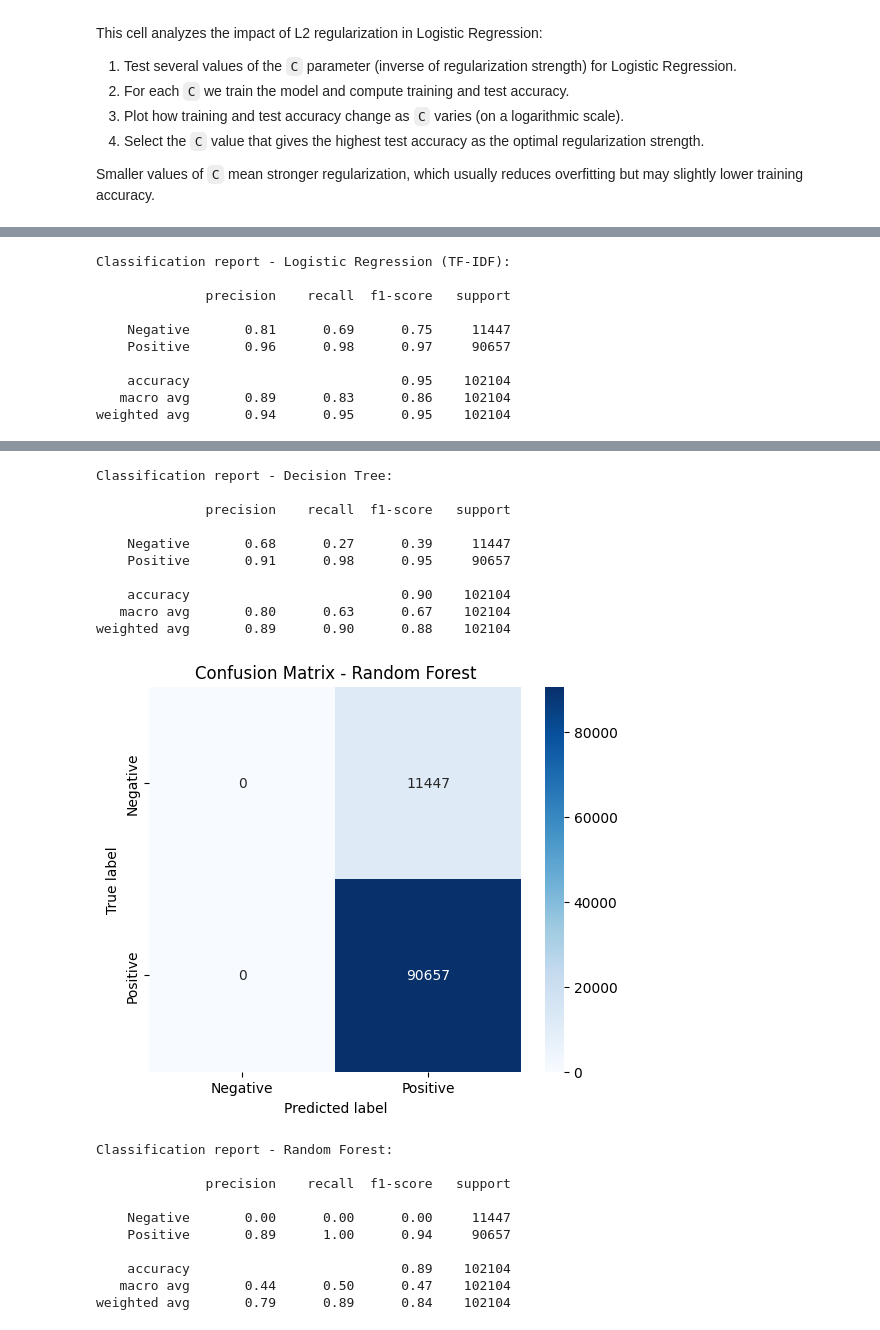
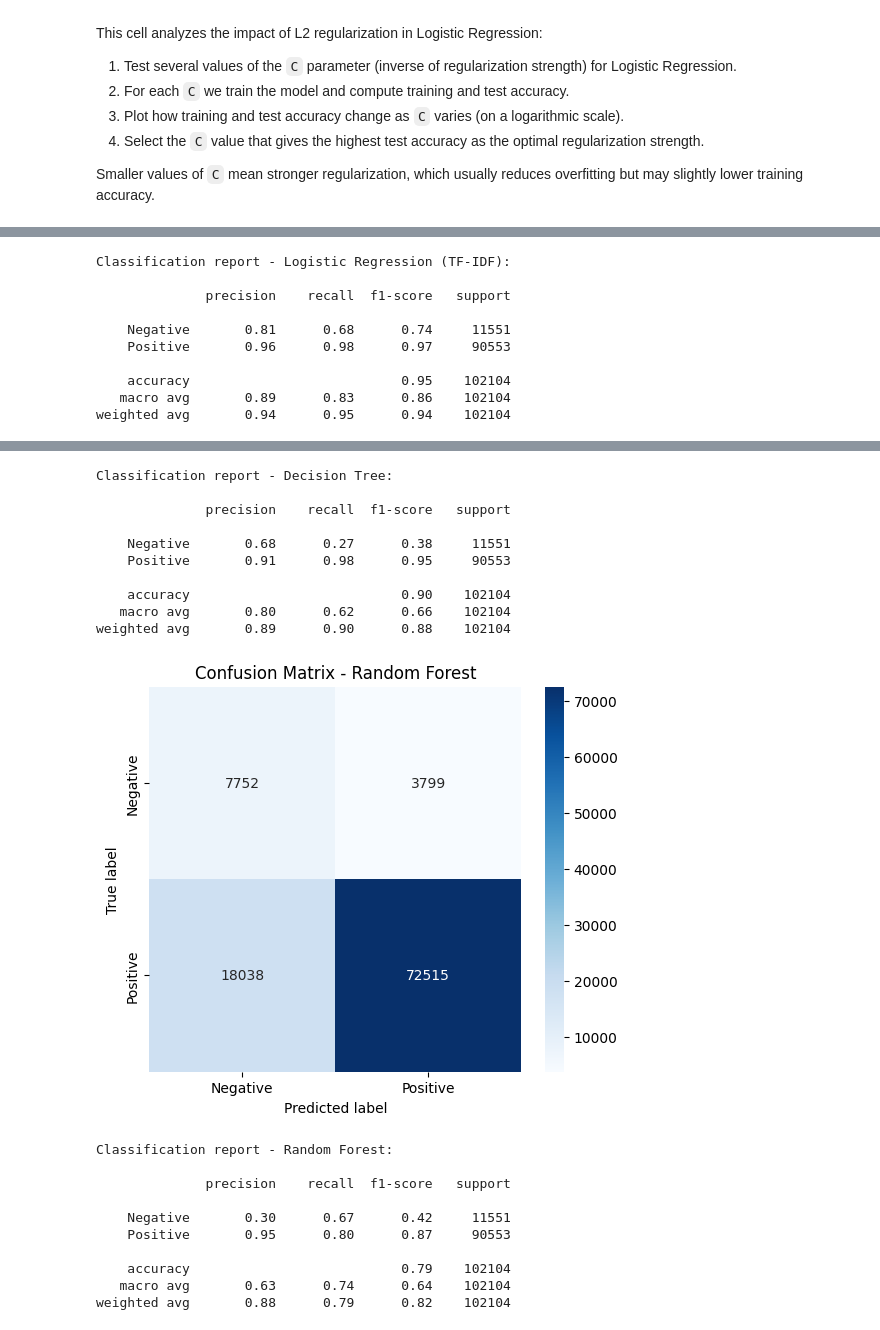
Before and after one commit to Maniekw12/Introduction-to-Data-Science, a Jupyter notebook: Task3/Advanced/Classification_Advanced.ipynb, the cells around one changed output, grey strips where cells are left out. Drawn from its saved outputs; the diff is of its cells as text; code cells hidden in the pictures.

```diff
--- a/Task3/Advanced/Classification_Advanced.ipynb
+++ b/Task3/Advanced/Classification_Advanced.ipynb
@@ -331,11 +331,14 @@ from sklearn.metrics import classification_report
 rf_model = RandomForestClassifier(
     n_estimators=100,
     max_depth=10,
+    min_samples_split=20,
+    min_samples_leaf=10,
+    class_weight='balanced',
     random_state=42,
     n_jobs=-1
 )
 rf_model.fit(X_train, Y_train)
 
 rf_acc = rf_model.score(X_test, Y_test)
-print(f"\n Accuracy: {rf_acc:.4f} ({rf_acc*100:.2f}%)")
+print(f"Random Forest Accuracy: {rf_acc:.4f} ({rf_acc*100:.2f}%)")
 # %% [output]
@@ -441,6 +479,10 @@ This helps us understand not only the overall accuracy, but also what kinds of e
 from sklearn.metrics import confusion_matrix, classification_report
 import seaborn as sns
 import matplotlib.pyplot as plt
+
+# Train the Logistic Regression model with the optimal C value identified earlier
+lr_tfidf = LogisticRegression(C=optimal_C, max_iter=1000, random_state=42)
+lr_tfidf.fit(X_train_tfidf, Y_train)
 
 models = {
     'Logistic Regression (TF-IDF)': lr_tfidf,
@@ -450,56 +492,57 @@ models = {
 }
 
 for name, model in models.items():
+    # Use TF-IDF transformed data for Logistic Regression, and CountVectorizer transformed data for others
     X_test_data = X_test_tfidf if 'Logistic' in name else X_test
 
     y_pred = model.predict(X_test_data)
     cm = confusion_matrix(Y_test, y_pred)
 
     plt.figure(figsize=(6,5))
     sns.heatmap(cm, annot=True, fmt='d', cmap='Blues',
                 xticklabels=['Negative', 'Positive'],
                 yticklabels=['Negative', 'Positive'])
     plt.title(f'Confusion Matrix - {name}')
     plt.xlabel('Predicted label')
     plt.ylabel('True label')
     plt.show()
 
     print(f"\nClassification report - {name}:\n")
     print(classification_report(Y_test, y_pred, target_names=['Negative', 'Positive']))
 # %% [output]
 [figure]
 Classification report - Logistic Regression (TF-IDF):
 
               precision    recall  f1-score   support
 
-    Negative       0.81      0.69      0.75     11447
-    Positive       0.96      0.98      0.97     90657
+    Negative       0.81      0.68      0.74     11551
+    Positive       0.96      0.98      0.97     90553
 
     accuracy                           0.95    102104
    macro avg       0.89      0.83      0.86    102104
-weighted avg       0.94      0.95      0.95    102104
+weighted avg       0.94      0.95      0.94    102104
 [figure]
 Classification report - Decision Tree:
 
               precision    recall  f1-score   support
 
-    Negative       0.68      0.27      0.39     11447
-    Positive       0.91      0.98      0.95     90657
+    Negative       0.68      0.27      0.38     11551
+    Positive       0.91      0.98      0.95     90553
 
     accuracy                           0.90    102104
-   macro avg       0.80      0.63      0.67    102104
+   macro avg       0.80      0.62      0.66    102104
 weighted avg       0.89      0.90      0.88    102104
-[figure, old version]
+[figure, new version]
 Classification report - Random Forest:
 
               precision    recall  f1-score   support
 
-    Negative       0.00      0.00      0.00     11447
-    Positive       0.89      1.00      0.94     90657
+    Negative       0.30      0.67      0.42     11551
+    Positive       0.95      0.80      0.87     90553
 
-    accuracy                           0.89    102104
-   macro avg       0.44      0.50      0.47    102104
-weighted avg       0.79      0.89      0.84    102104
+    accuracy                           0.79    102104
+   macro avg       0.63      0.74      0.64    102104
+weighted avg       0.88      0.79      0.82    102104
 [figure]
 Classification report - Gradient Boosting:
 
```
Also changed, not shown: parts of 24 cells of this notebook.
